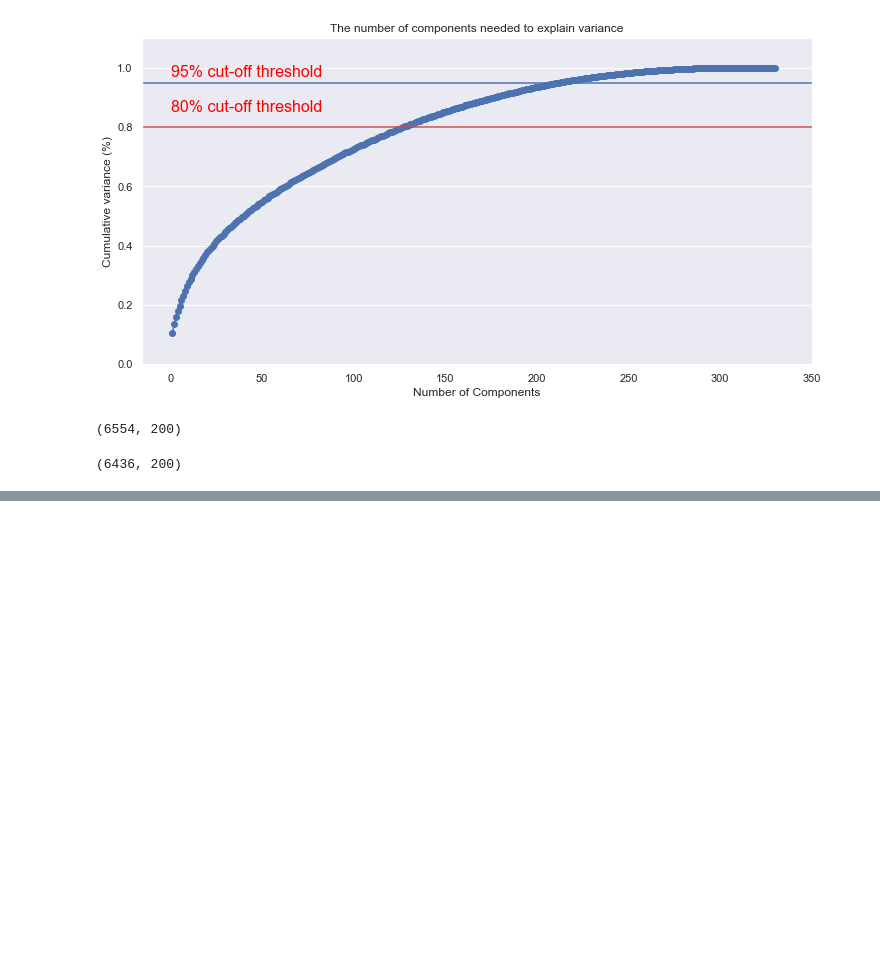
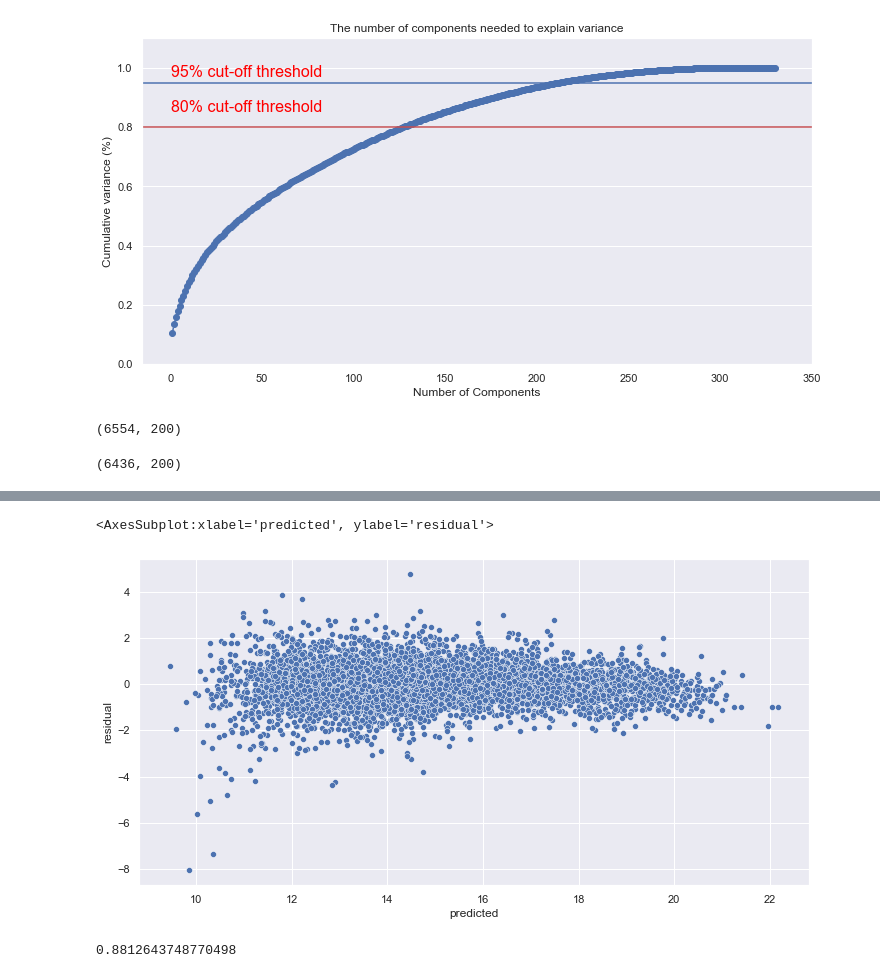
Before and after one commit to oostendo/2022-SI699-011, a Jupyter notebook: eva_and_sam/EDA_cbecs2018-v2.ipynb, the cells around one changed output, grey strips where cells are left out. Saved outputs shown, nothing was run; the diff lists cells and outputs as text; code cells hidden in the pictures; blank space fills up the shorter version.

```diff
--- a/eva_and_sam/EDA_cbecs2018-v2.ipynb
+++ b/eva_and_sam/EDA_cbecs2018-v2.ipynb
@@ -477,0 +538,3 @@ dtype: float64
+# %%
+df1=pd.concat([y_train_final,testing],axis=1,join='inner').rename(columns={'energy_consumption': 'original', 0:'predicted'})
+df1
@@ -477,0 +555,3 @@ dtype: float64
+# %%
+df1['residual']= df1['original'] - df1['predicted']
+df1
@@ -477,0 +572,9 @@ dtype: float64
+# %%
+sns.scatterplot(data=df1, x="predicted", y="residual")
+# %% [output]
+<AxesSubplot:xlabel='predicted', ylabel='residual'>
+[figure, added]
+# %%
+lr.score(X_train_pca, y_train_final)
+# %% [output]
+0.8812643748770498
```
Also changed, not shown: parts of 44 cells of this notebook, 1 other file.
